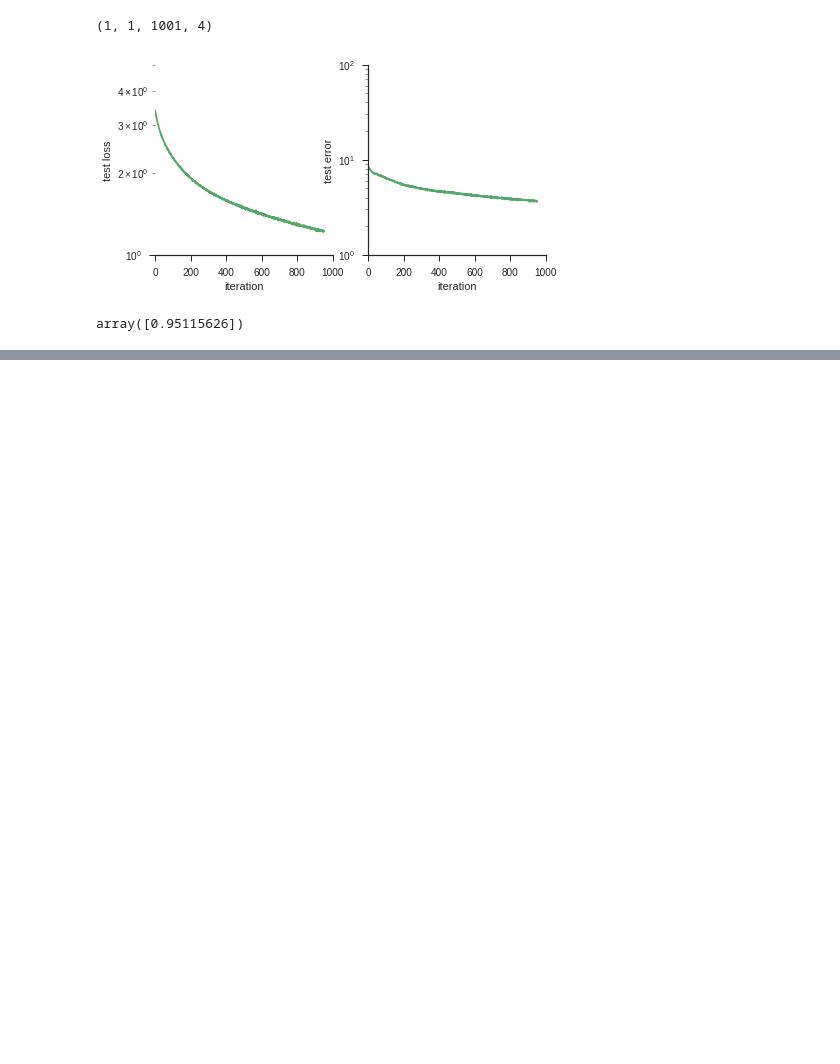
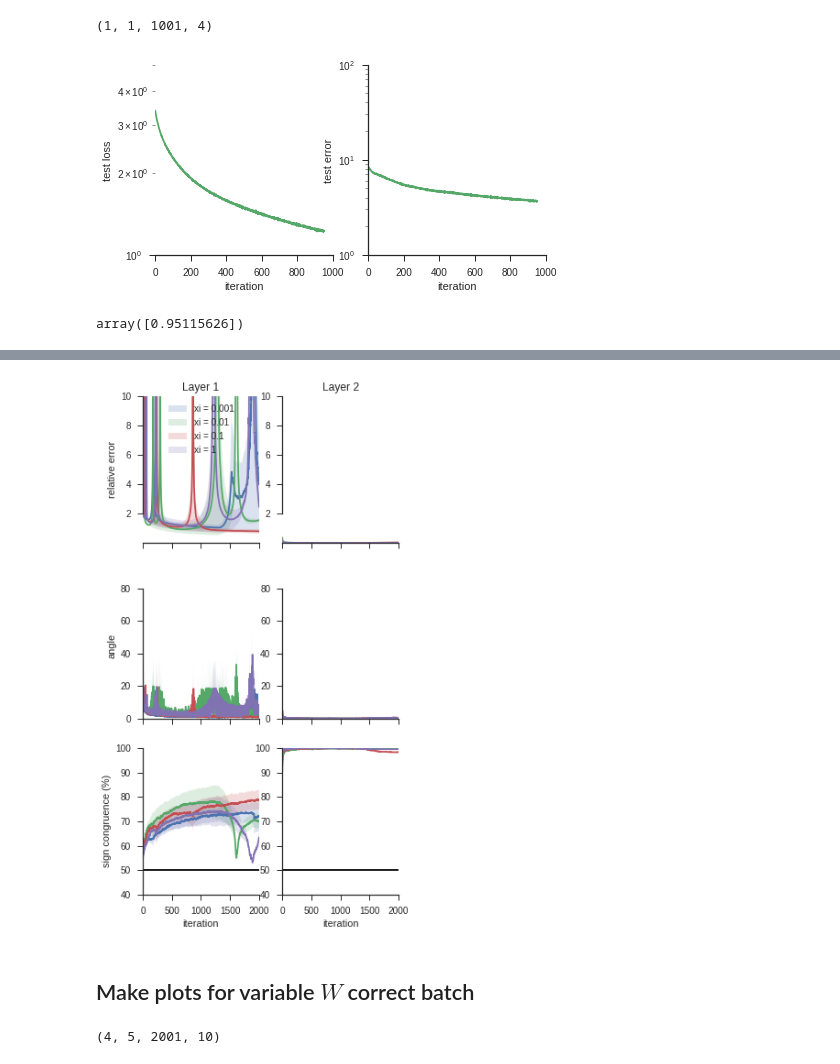
Before and after one commit to benlansdell/synthfeedback, a Jupyter notebook: notebooks/fig_2_validate_nodepert.ipynb, the cells around one changed output, grey strips where cells are left out. Drawn from its saved outputs; the diff is of its cells as text; code cells hidden in the pictures; blank space fills up the shorter version.

```diff
--- a/notebooks/fig_2_validate_nodepert.ipynb
+++ b/notebooks/fig_2_validate_nodepert.ipynb
@@ -373,0 +428,57 @@ array([0.95115626])
+# %%
+#Plot norms
+var_xi = [1e-3, 1e-2, 1e-1, 1]
+N = metrics.shape[0]
+
+#Error
+idx = 5
+fig,axes = plt.subplots(3,2,figsize=(5,10), sharex = True)
+for i in range(N):
+    sns.tsplot(metrics[i,:,:,idx], ax = axes[0,0], color='C%d'%i)
+axes[0,0].set_ylabel('relative error');
+axes[0,0].set_title('Layer 1');
+#axes[0,0].set_yscale('log')
+axes[0,0].set_ylim([0.01, 10])
+axes[0,0].legend(['xi = 0.001', 'xi = 0.01', 'xi = 0.1', 'xi = 1'])
+
+idx = 8
+for i in range(N):
+    sns.tsplot(metrics[i,:,:,idx], ax = axes[0,1], color='C%d'%i)
+axes[0,1].set_title('Layer 2');
+#axes[0,1].set_yscale('log')
+axes[0,1].set_ylim([0.01, 10])
+
+#alignment
+idx = 4
+for i in range(N):
+    sns.tsplot(metrics[i,:,:,idx], ax = axes[1,0], color='C%d'%i)
+axes[1,0].set_ylabel('angle');
+axes[1,0].set_ylim([0, 90])
+
+idx = 7
+for i in range(N):
+    sns.tsplot(metrics[i,:,:,idx], ax = axes[1,1], color='C%d'%i)
+axes[1,1].set_ylim([0, 90])
+
+#sign congruence
+idx = 6
+for i in range(N):
+    sns.tsplot(100*metrics[i,:,:,idx], ax = axes[2,0], color='C%d'%i)
+axes[2,0].set_xlabel('iteration');
+axes[2,0].set_ylabel('sign congruence (%)');
+axes[2,0].axhline(y = 50, color = 'black')
+axes[2,0].set_ylim([40, 100])
+
+idx = 9
+for i in range(N):
+    sns.tsplot(100*metrics[i,:,:,idx], ax = axes[2,1], color='C%d'%i)
+axes[2,1].set_xlabel('iteration');
+axes[2,1].axhline(y = 50, color = 'black')
+axes[2,1].set_ylim([40, 100])
+sns.despine(trim=True)
+
+#plt.savefig('./figures/fig_2_validate_nodepert.pdf')
+# %% [output]
+[figure, added]
+# %% [markdown]
+## Make plots for variable $W$ correct batch
@@ -373,0 +505,4 @@ array([0.95115626])
+# %%
+metrics.shape
+# %% [output]
+(4, 5, 2001, 10)
```
Also changed, not shown: parts of 9 cells of this notebook, 9 other files.
